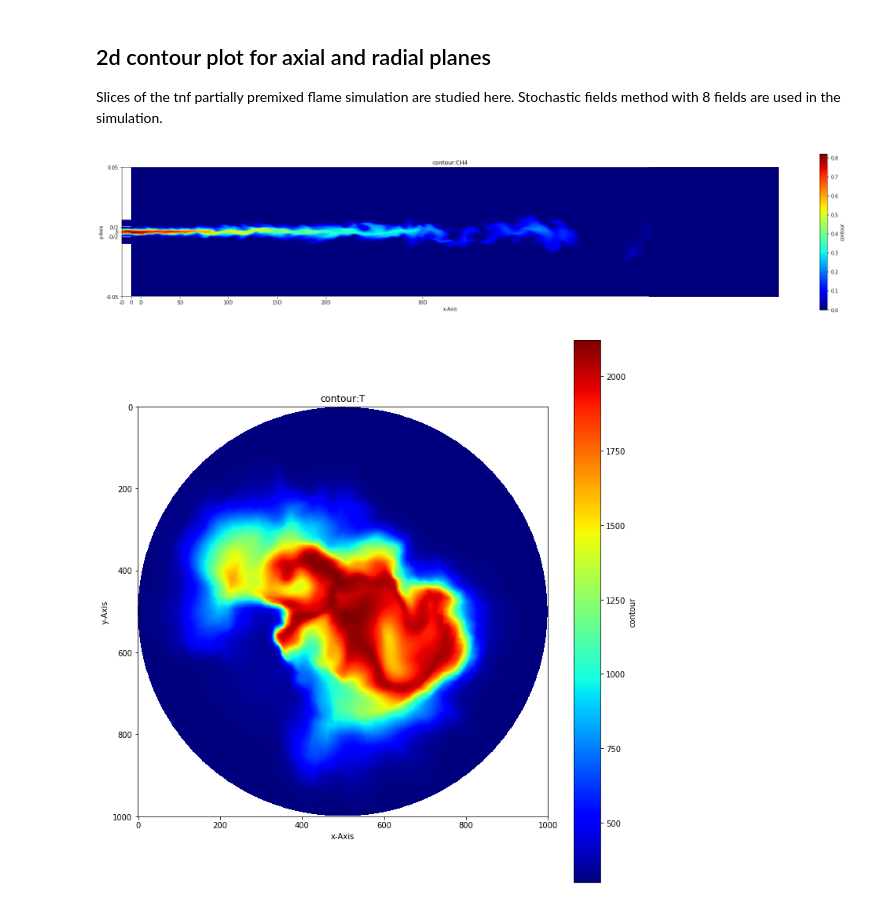
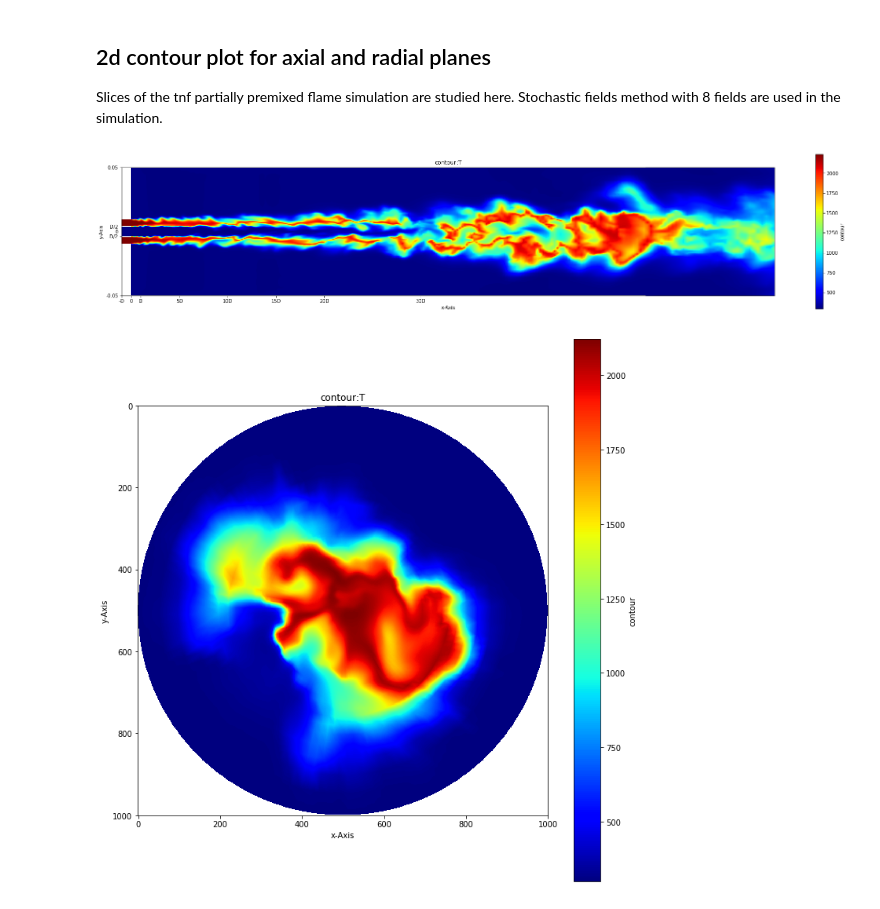
Before and after one commit to mhansinger/Clustering_combustion, a Jupyter notebook: combustionClustering.ipynb, the cells around one changed output. Cells and saved outputs as stored; diff of their text form; code cells hidden in the pictures.

```diff
--- a/combustionClustering.ipynb
+++ b/combustionClustering.ipynb
@@ -21,10 +21,10 @@ Slices of the tnf partially premixed flame simulation are studied here. Stochast
 # %%
 from bc import read_data, plot_contour
 data_name = 'plane_xy_00.csv'
 df, mesh = read_data(data_name)
-plot_contour(data_name,mesh,df['CH4'])
+plot_contour(data_name,mesh,df['T'])
 # %% [output]
-[figure, old version]
+[figure, new version]
 # %%
 data_name = 'plane_yz_50.csv'
 df, mesh = read_data(data_name)
```
Also changed, not shown: parts of 8 cells of this notebook.
